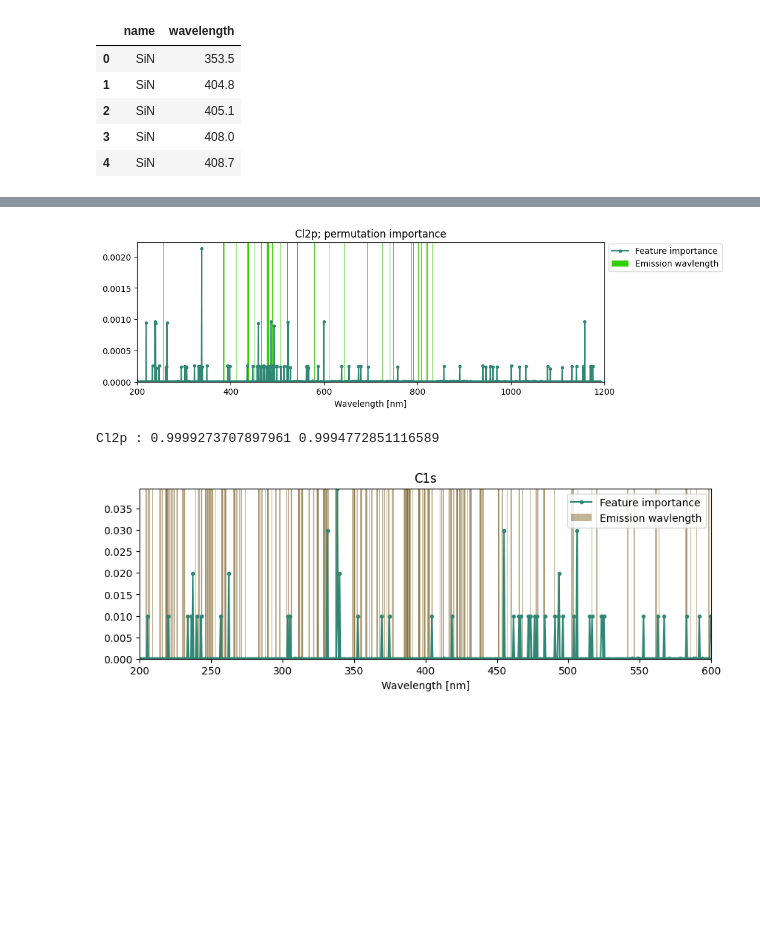
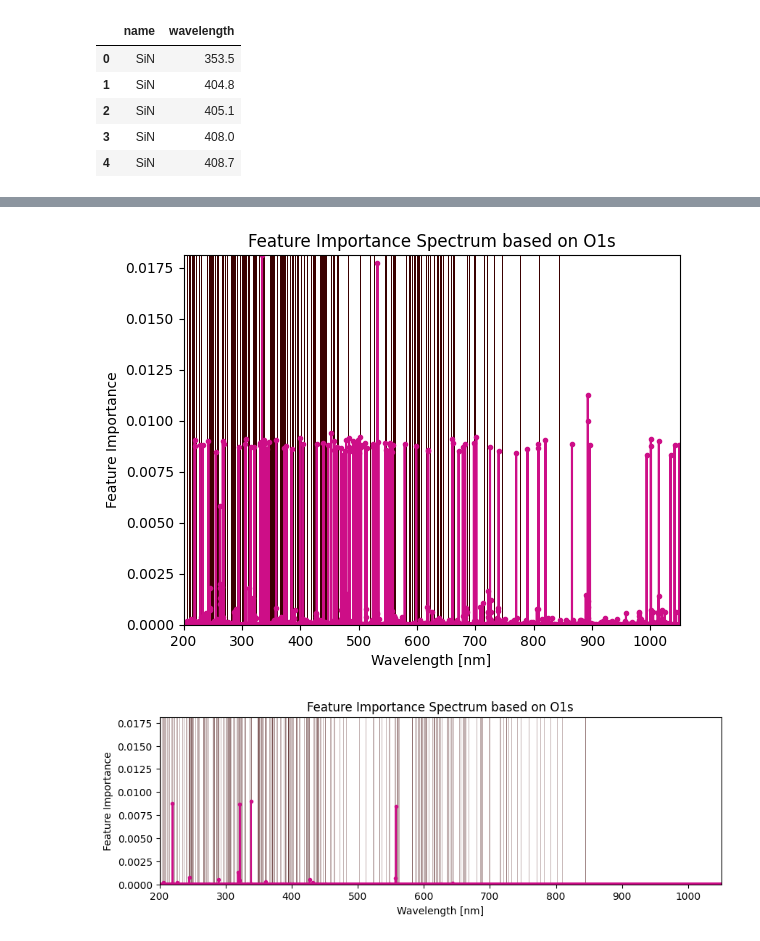
Before and after one commit to Materials-and-Devices-Center-under-KETI/OES_data, a Jupyter notebook: XPS/p3_regression.ipynb, the cells around one changed output, grey strips where cells are left out. Cells and saved outputs as stored; diff of their text form; code cells hidden in the pictures; blank space fills up the shorter version.

```diff
--- a/XPS/p3_regression.ipynb
+++ b/XPS/p3_regression.ipynb
@@ -307,6 +287,6 @@ print(len(N2_input), len(N2_target))
 # %%
 # combine N2 and NH3 data
-data = pd.concat([N2_input, NH3_input])
+data = pd.concat([N2_input, NH3_input_inter])
 target = pd.concat([N2_target, NH3_target])
 print(len(data), len(target))
 train_input, test_input, train_target, test_target = train_test_split(data, target, test_size=0.2, shuffle=True, random_state=42)
@@ -347,11 +306,11 @@ for idx, col in enumerate(target.columns):
     rr = RandomForestRegressor()
     rr.fit(train_input, train_target[col])
     print(f'[{col}]', 'train score :', np.round(rr.score(train_input, train_target[col]),3), 'test score :', np.round(rr.score(test_input, test_target[col]), 3))
-    plt.plot(wv, rr.feature_importances_, '.-', color=colors[idx])
-    plt.xlabel('Wavelength [nm]')
-    plt.ylabel('Feature Importance')
-    plt.title(col)
-    plt.show()
+    # plt.plot(wv, rr.feature_importances_, '.-', color=colors[idx])
+    # plt.xlabel('Wavelength [nm]')
+    # plt.ylabel('Feature Importance')
+    # plt.title(col)
+    # plt.show()
 
 rr = RandomForestRegressor()
 rr.fit(train_input, train_target)
@@ -374,0 +329,10 @@ all together : 0.9660078348170632 0.7996466509491998
+# %%
+col = 'N1s'
+rr_n = RandomForestRegressor()
+rr_n.fit(train_input, train_target[col])
+print(f'[{col}]', 'train score :', np.round(rr_n.score(train_input, train_target[col]),3), 'test score :', np.round(rr_n.score(test_input, test_target[col]), 3))
+plt.plot(wv, rr_n.feature_importances_, '.-', color=colors[idx])
+plt.xlabel('Wavelength [nm]')
+plt.ylabel('Feature Importance')
+plt.title(col)
+plt.show()
@@ -417 +364,8 @@ plt.show()
+# %%
+wv_o = []
+name_o = []
+for idx, row in ref.iterrows():
+    if 'O' in row['name']:
+        wv_o.append(row['wavelength'])
+        name_o.append(row['name'])
 # %%
@@ -461,33 +406,32 @@ result.importances_mean.max()
 # %%
-plt.figure(figsize=(10,3))
-plt.plot(wv, result.importances_mean, '.-', color=colors[i])
-plt.bar(Cl['wavelength'].values, np.ones(len(Cl['wavelength'].values)), color=colors[i+1])
-plt.xlim(200,1200)
-plt.ylim(0,result.importances_mean.max()+0.0001)
+idx = 2
+plt.plot(wv, rr_o.feature_importances_, '.-', color=colors[idx])
+plt.bar(wv_o, rr_o.feature_importances_.max()*np.ones(len(wv_o)), color=colors[idx+1])
+plt.xlim(200,1050)
+plt.ylim(0, rr_o.feature_importances_.max())
 plt.xlabel('Wavelength [nm]')
-plt.title(f'{col}; permutation importance')
-plt.legend(['Feature importance', 'Emission wavlength'], bbox_to_anchor=(1, 1.02), loc='upper left')
+plt.ylabel('Feature Importance')
+plt.title('Feature Importance Spectrum based on O1s')
 plt.show()
 # %% [output]
-[figure, old version]
+[figure, new version]
-# %%
-rr_c = RandomForestRegressor()
-rr_c.fit(train_input, train_target[col])
-print(col, ':', rr_c.score(train_input, train_target[col]), rr_c.score(test_input, test_target[col]))
-# %% [output]
-Cl2p : 0.9999273707897961 0.9994772851116589
 # %%
-col = 'C1s'
-i = 0
+ref_o = [] # boolean array
+for i in wv:
+    if round(i,1) in [round(j,1) for j in wv_o]:
+        ref_o.append(1)
+    else:
+        ref_o.append(0)
 
+plot_o = np.array(rr_o.feature_importances_) * np.array(ref_o)
 plt.figure(figsize=(10,3))
-plt.plot(wv, rr_c.feature_importances_, '.-', color=colors[i])
-plt.bar(C['wavelength'].values, rr_c.feature_importances_.max()*np.ones(len(C['wavelength'].values)), color=colors[i+4], alpha=0.5)
-plt.xlim(200,600)
-plt.ylim(0,rr_c.feature_importances_.max())
+plt.plot(wv, plot_o, '.-', color=colors[idx])
+plt.bar(wv_o, rr_o.feature_importances_.max()*np.ones(len(wv_o)), color=colors[idx+1], alpha=0.3)
+plt.xlim(200,1050)
+plt.ylim(0, rr_o.feature_importances_.max())
+plt.title('Feature Importance Spectrum based on O1s')
 plt.xlabel('Wavelength [nm]')
-plt.title(col)
-plt.legend(['Feature importance', 'Emission wavlength'])
+plt.ylabel('Feature Importance')
 plt.show()
 # %% [output]
-[figure, old version]
+[figure, new version]
```
Also changed, not shown: parts of 59 cells of this notebook, 1 other file.
